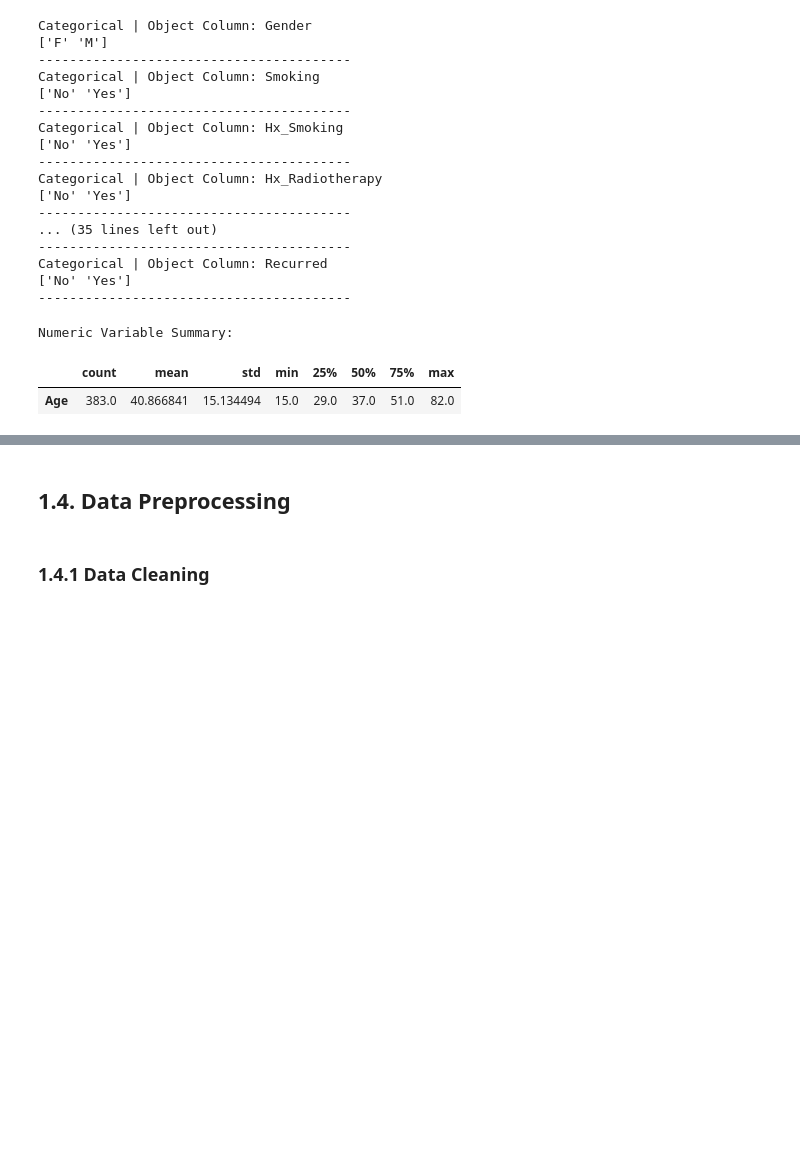
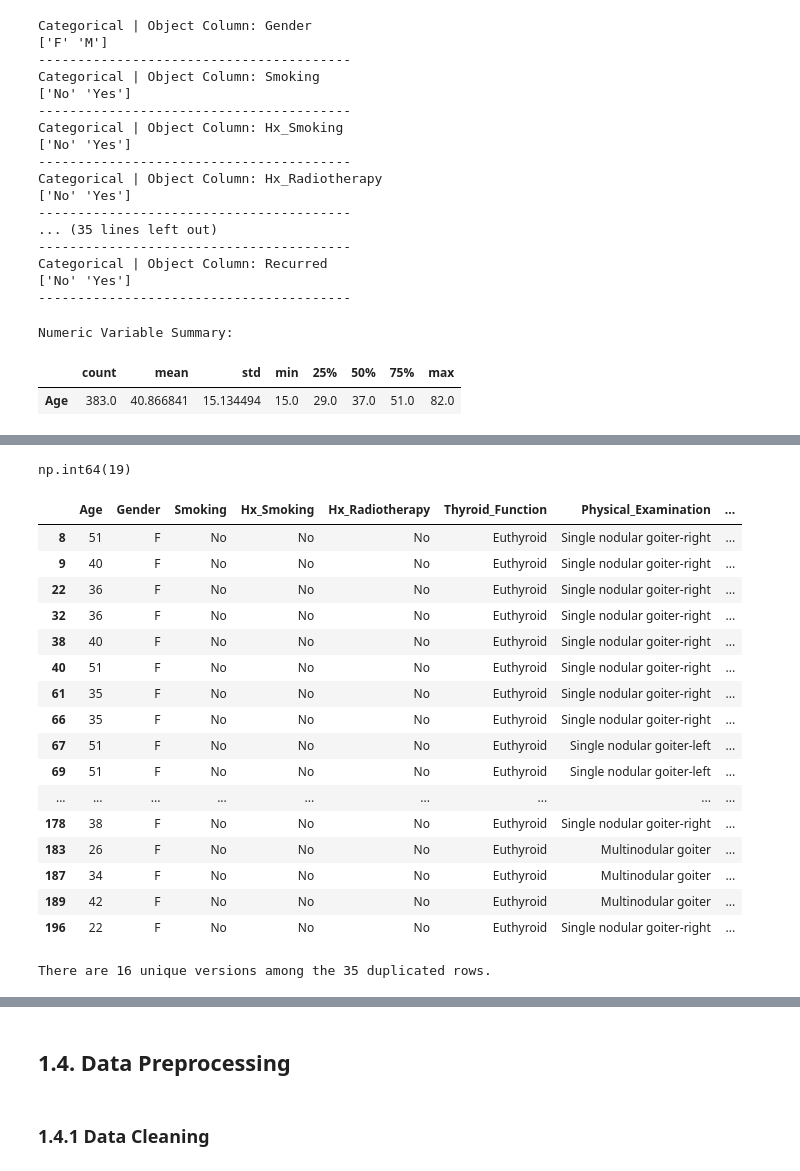
Before and after one commit to JohnPaulinePineda/Portfolio_Project_59, a Jupyter notebook: codes/LeveragingEnsembleLearningWithBaggingBoostingStackingAndBlendingApproaches.ipynb, the cells around one changed output, grey strips where cells are left out. Drawn from its saved outputs; the diff is of its cells as text; code cells hidden in the pictures; blank space fills up the shorter version.

```diff
--- a/codes/LeveragingEnsembleLearningWithBaggingBoostingStackingAndBlendingApproaches.ipynb
+++ b/codes/LeveragingEnsembleLearningWithBaggingBoostingStackingAndBlendingApproaches.ipynb
@@ -309,0 +361,43 @@ Name: proportion, dtype: float64
+# %%
+##################################
+# Counting the number of duplicated rows
+##################################
+thyroid_cancer.duplicated().sum()
+# %% [output]
+np.int64(19)
+# %%
+##################################
+# Exploring the duplicated rows
+##################################
+duplicated_rows = thyroid_cancer[thyroid_cancer.duplicated(keep=False)]
+display(duplicated_rows)
+# %% [output]
+|  | Age | Gender | Smoking | Hx_Smoking | Hx_Radiotherapy | Thyroid_Function | Physical_Examination | ... |
+| 8 | 51 | F | No | No | No | Euthyroid | Single nodular goiter-right | ... |
+| 9 | 40 | F | No | No | No | Euthyroid | Single nodular goiter-right | ... |
+| 22 | 36 | F | No | No | No | Euthyroid | Single nodular goiter-right | ... |
+| 32 | 36 | F | No | No | No | Euthyroid | Single nodular goiter-right | ... |
+| 38 | 40 | F | No | No | No | Euthyroid | Single nodular goiter-right | ... |
+| 40 | 51 | F | No | No | No | Euthyroid | Single nodular goiter-right | ... |
+| 61 | 35 | F | No | No | No | Euthyroid | Single nodular goiter-right | ... |
+| 66 | 35 | F | No | No | No | Euthyroid | Single nodular goiter-right | ... |
+| 67 | 51 | F | No | No | No | Euthyroid | Single nodular goiter-left | ... |
+| 69 | 51 | F | No | No | No | Euthyroid | Single nodular goiter-left | ... |
+| ... | ... | ... | ... | ... | ... | ... | ... | ... |
+| 178 | 38 | F | No | No | No | Euthyroid | Single nodular goiter-right | ... |
+| 183 | 26 | F | No | No | No | Euthyroid | Multinodular goiter | ... |
+| 187 | 34 | F | No | No | No | Euthyroid | Multinodular goiter | ... |
+| 189 | 42 | F | No | No | No | Euthyroid | Multinodular goiter | ... |
+| 196 | 22 | F | No | No | No | Euthyroid | Single nodular goiter-right | ... |
+# %%
+##################################
+# Checking if duplicated rows have identical values across all columns
+##################################
+num_unique_dup_rows = duplicated_rows.drop_duplicates().shape[0]
+num_total_dup_rows = duplicated_rows.shape[0]
+if num_unique_dup_rows == 1:
+    print("All duplicated rows have the same values across all columns.")
+else:
+    print(f"There are {num_unique_dup_rows} unique versions among the {num_total_dup_rows} duplicated rows.")
+# %% [output]
+There are 16 unique versions among the 35 duplicated rows.
```
Also changed, not shown: parts of 59 cells of this notebook, 2 other files.
